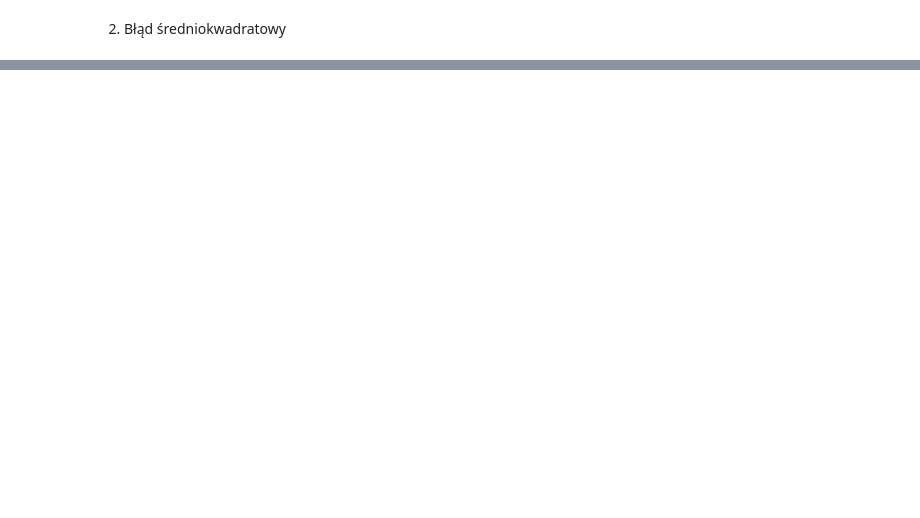
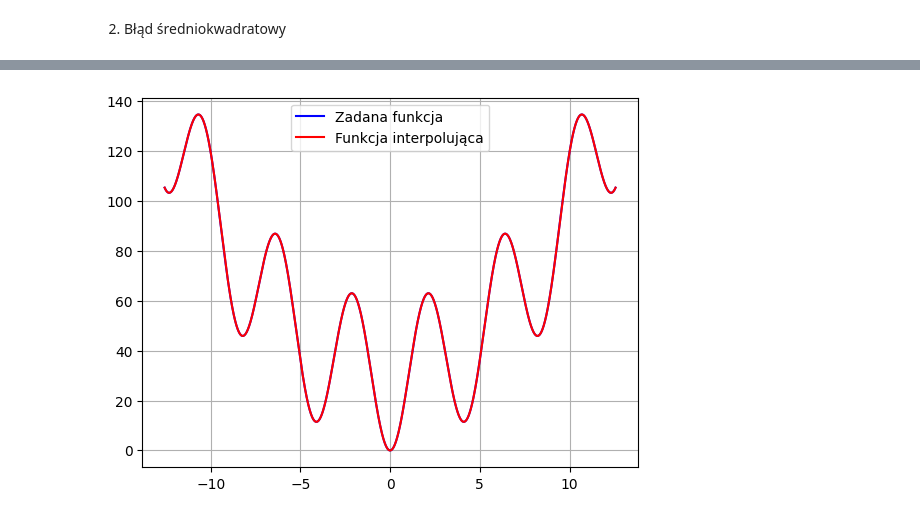
Before and after one commit to JakubFr4czek/MOwNiT, a Jupyter notebook: Lab2b/Do oceny/fraczek_2b.ipynb, the cells around one changed output, grey strips where cells are left out. Drawn from its saved outputs; the diff is of its cells as text; code cells hidden in the pictures; blank space fills up the shorter version.

```diff
--- a/Lab3/lab3.ipynb
+++ b/Lab2b/Do oceny/fraczek_2b.ipynb
@@ -379,0 +414,4 @@ interpolation_mean_difference(point_generation_function=get_chebyshev_nodes, tes
+# %%
+interpolate(get_evenly_distributed, 23, 1000)
+# %% [output]
+[figure, added]
```
Also changed, not shown: parts of 11 cells of this notebook, 24 other files.
